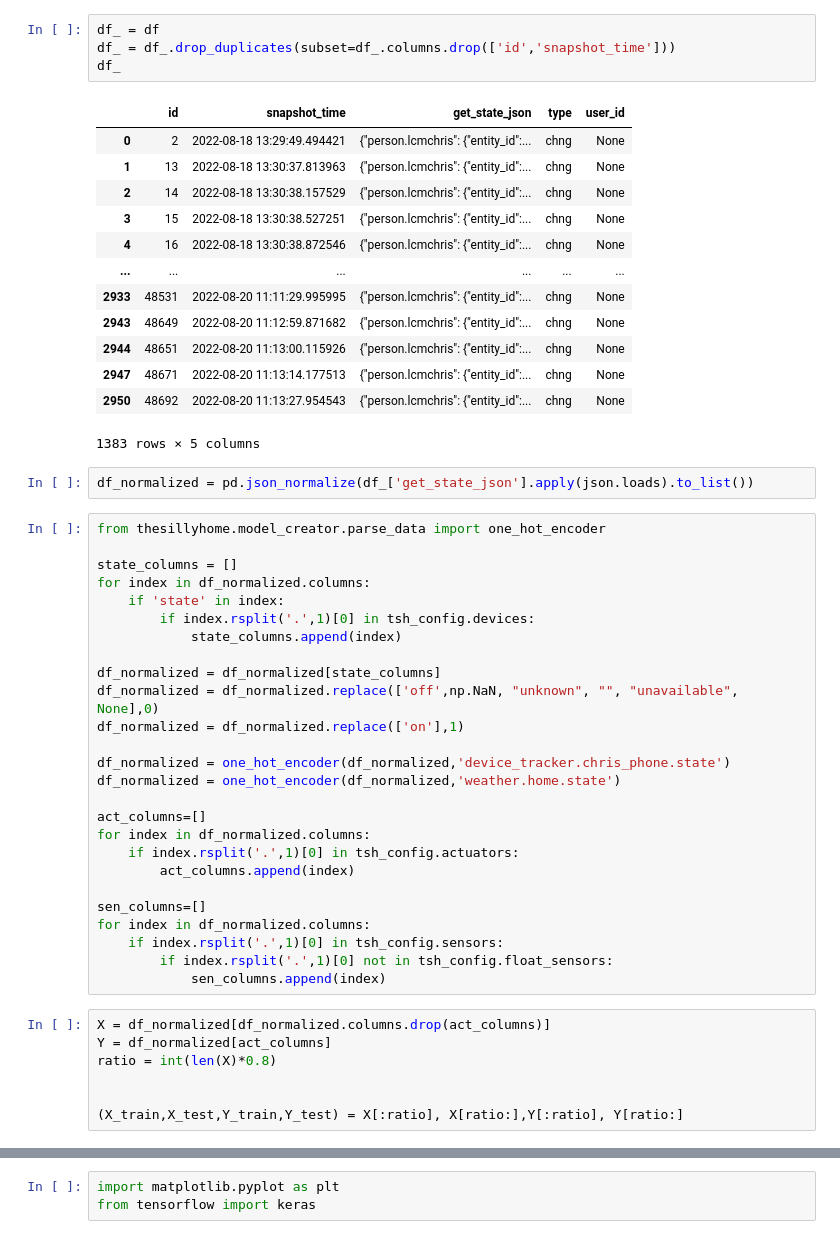
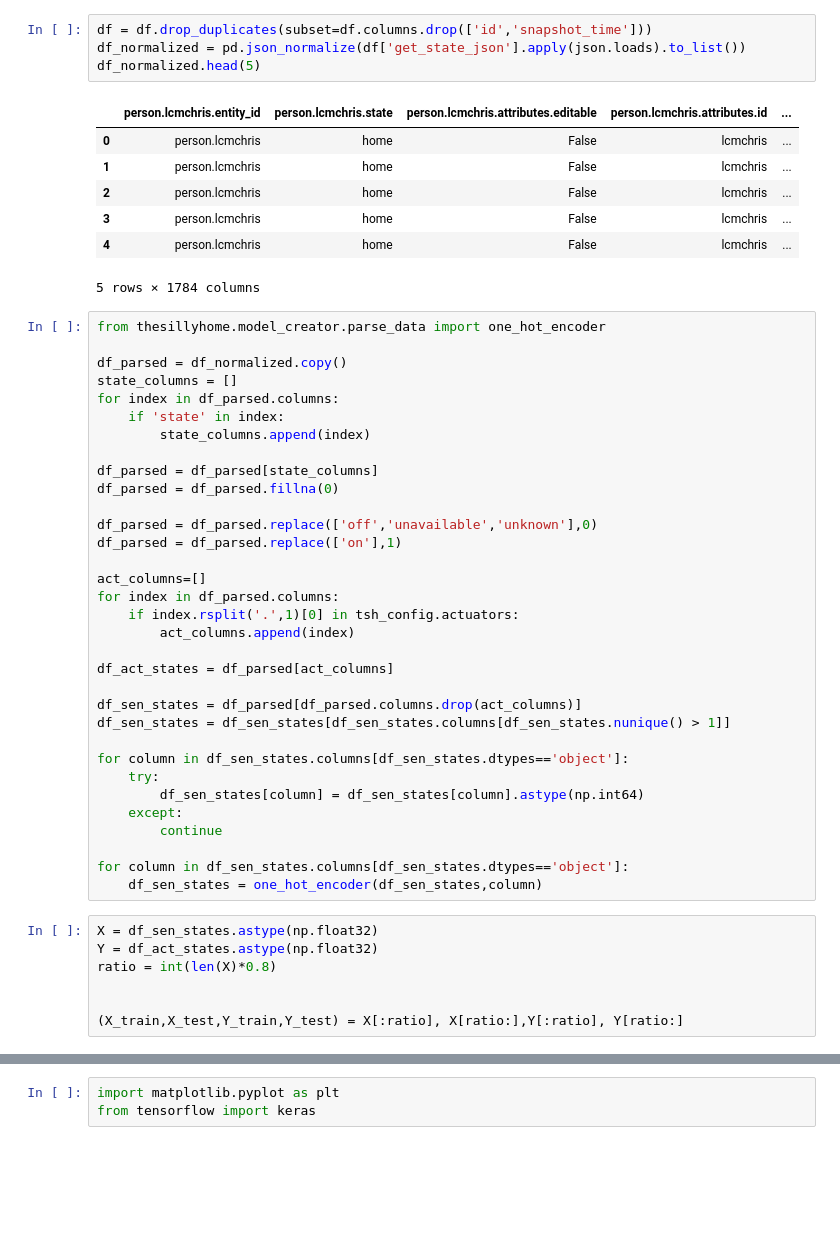
Before and after one commit to lcmchris/thesillyhome-container, a Jupyter notebook: thesillyhome_src/exploratory_data/exploratory.ipynb, the cells around one changed output, grey strips where cells are left out. Saved outputs shown, nothing was run; the diff lists cells and outputs as text; blank space fills up the shorter version.

```diff
--- a/thesillyhome_src/exploratory_data/exploratory.ipynb
+++ b/thesillyhome_src/exploratory_data/exploratory.ipynb
@@ -53,52 +24,51 @@ df
-# %%
-df_ = df
-df_ = df_.drop_duplicates(subset=df_.columns.drop(['id','snapshot_time']))
-df_
-# %% [output]
-|  | id | snapshot_time | get_state_json | type | user_id |
-| 0 | 2 | 2022-08-18 13:29:49.494421 | {"person.lcmchris": {"entity_id":... | chng | None |
-| 1 | 13 | 2022-08-18 13:30:37.813963 | {"person.lcmchris": {"entity_id":... | chng | None |
-| 2 | 14 | 2022-08-18 13:30:38.157529 | {"person.lcmchris": {"entity_id":... | chng | None |
-| 3 | 15 | 2022-08-18 13:30:38.527251 | {"person.lcmchris": {"entity_id":... | chng | None |
-| 4 | 16 | 2022-08-18 13:30:38.872546 | {"person.lcmchris": {"entity_id":... | chng | None |
-| ... | ... | ... | ... | ... | ... |
-| 2933 | 48531 | 2022-08-20 11:11:29.995995 | {"person.lcmchris": {"entity_id":... | chng | None |
-| 2943 | 48649 | 2022-08-20 11:12:59.871682 | {"person.lcmchris": {"entity_id":... | chng | None |
-| 2944 | 48651 | 2022-08-20 11:13:00.115926 | {"person.lcmchris": {"entity_id":... | chng | None |
-| 2947 | 48671 | 2022-08-20 11:13:14.177513 | {"person.lcmchris": {"entity_id":... | chng | None |
-| 2950 | 48692 | 2022-08-20 11:13:27.954543 | {"person.lcmchris": {"entity_id":... | chng | None |
-1383 rows × 5 columns
 # %%
-df_normalized = pd.json_normalize(df_['get_state_json'].apply(json.loads).to_list())
+df = df.drop_duplicates(subset=df.columns.drop(['id','snapshot_time']))
+df_normalized = pd.json_normalize(df['get_state_json'].apply(json.loads).to_list())
+df_normalized.head(5)
+# %% [output]
+|  | person.lcmchris.entity_id | person.lcmchris.state | person.lcmchris.attributes.editable | person.lcmchris.attributes.id | ... |
+| 0 | person.lcmchris | home | False | lcmchris | ... |
+| 1 | person.lcmchris | home | False | lcmchris | ... |
+| 2 | person.lcmchris | home | False | lcmchris | ... |
+| 3 | person.lcmchris | home | False | lcmchris | ... |
+| 4 | person.lcmchris | home | False | lcmchris | ... |
+5 rows × 1784 columns
 # %%
 from thesillyhome.model_creator.parse_data import one_hot_encoder
 
+df_parsed = df_normalized.copy()
 state_columns = []
-for index in df_normalized.columns:
+for index in df_parsed.columns:
     if 'state' in index:
-        if index.rsplit('.',1)[0] in tsh_config.devices:
-            state_columns.append(index)
+        state_columns.append(index)
 
-df_normalized = df_normalized[state_columns]
-df_normalized = df_normalized.replace(['off',np.NaN, "unknown", "", "unavailable", None],0)
-df_normalized = df_normalized.replace(['on'],1)
+df_parsed = df_parsed[state_columns]
+df_parsed = df_parsed.fillna(0)
 
-df_normalized = one_hot_encoder(df_normalized,'device_tracker.chris_phone.state')
-df_normalized = one_hot_encoder(df_normalized,'weather.home.state')
+df_parsed = df_parsed.replace(['off','unavailable','unknown'],0)
+df_parsed = df_parsed.replace(['on'],1)
 
 act_columns=[]
-for index in df_normalized.columns:
+for index in df_parsed.columns:
     if index.rsplit('.',1)[0] in tsh_config.actuators:
         act_columns.append(index)
 
-sen_columns=[]
-for index in df_normalized.columns:
-    if index.rsplit('.',1)[0] in tsh_config.sensors:
-        if index.rsplit('.',1)[0] not in tsh_config.float_sensors:
-            sen_columns.append(index)
+df_act_states = df_parsed[act_columns]
+
+df_sen_states = df_parsed[df_parsed.columns.drop(act_columns)]
+df_sen_states = df_sen_states[df_sen_states.columns[df_sen_states.nunique() > 1]]
+
+for column in df_sen_states.columns[df_sen_states.dtypes=='object']:
+    try:
+        df_sen_states[column] = df_sen_states[column].astype(np.int64)
+    except:
+        continue
+
+for column in df_sen_states.columns[df_sen_states.dtypes=='object']:
+    df_sen_states = one_hot_encoder(df_sen_states,column)
 # %%
-X = df_normalized[df_normalized.columns.drop(act_columns)]
-Y = df_normalized[act_columns]
+X = df_sen_states.astype(np.float32)
+Y = df_act_states.astype(np.float32)
 ratio = int(len(X)*0.8)
 
 
```
Also changed, not shown: parts of 14 cells of this notebook, 2 other files.
